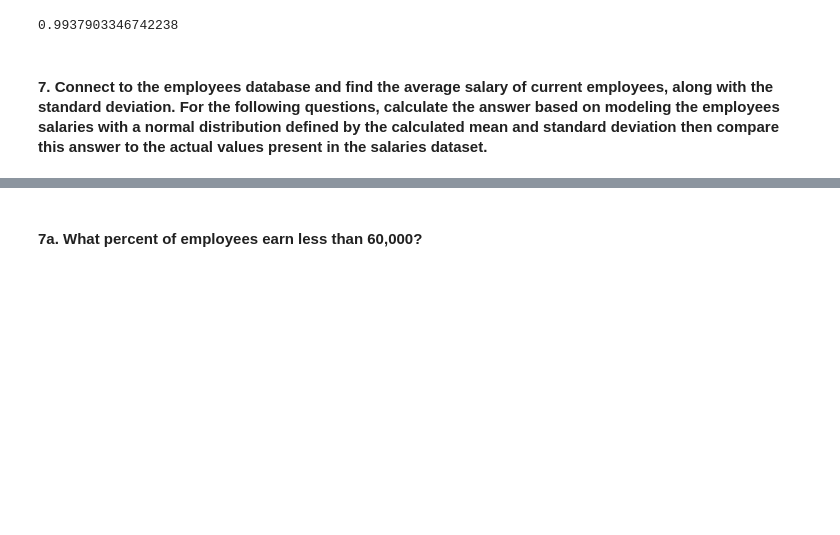
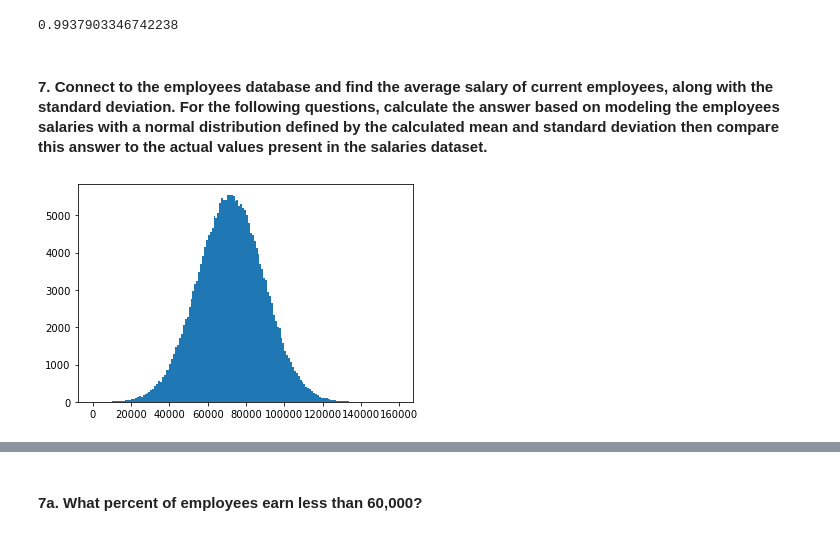
Before and after one commit to bensmith07/statistics-exercises, a Jupyter notebook: probability_distributions.ipynb, the cells around one changed output, grey strips where cells are left out. Drawn from its saved outputs; the diff is of its cells as text; code cells hidden in the pictures; blank space fills up the shorter version.

```diff
--- a/probability_distributions.ipynb
+++ b/probability_distributions.ipynb
@@ -295,8 +295,11 @@ dist.sf(15)
 # %%
 from env import get_db_url, user, password, host
 # %%
+# get the data
 url = get_db_url('employees')
-sql = '''SELECT salary FROM salaries'''
+sql = '''SELECT salary
+           FROM salaries
+           WHERE to_date > NOW()'''
 
 salaries = pd.DataFrame(pd.read_sql(sql, url))
 # %%
@@ -303,3 +307,9 @@ salaries = pd.DataFrame(pd.read_sql(sql, url))
 μ = salaries.mean()
 σ = salaries.std()
 dist = stats.norm(µ, σ)
+# %%
+# visualize the distribution: theoretical normal distribution
+plt.hist(dist.rvs(len(salaries)), bins=range(0,160_000,1000), width=1000)
+plt.show()
+# %% [output]
+[figure, added]
```
Also changed, not shown: parts of 16 cells of this notebook.
